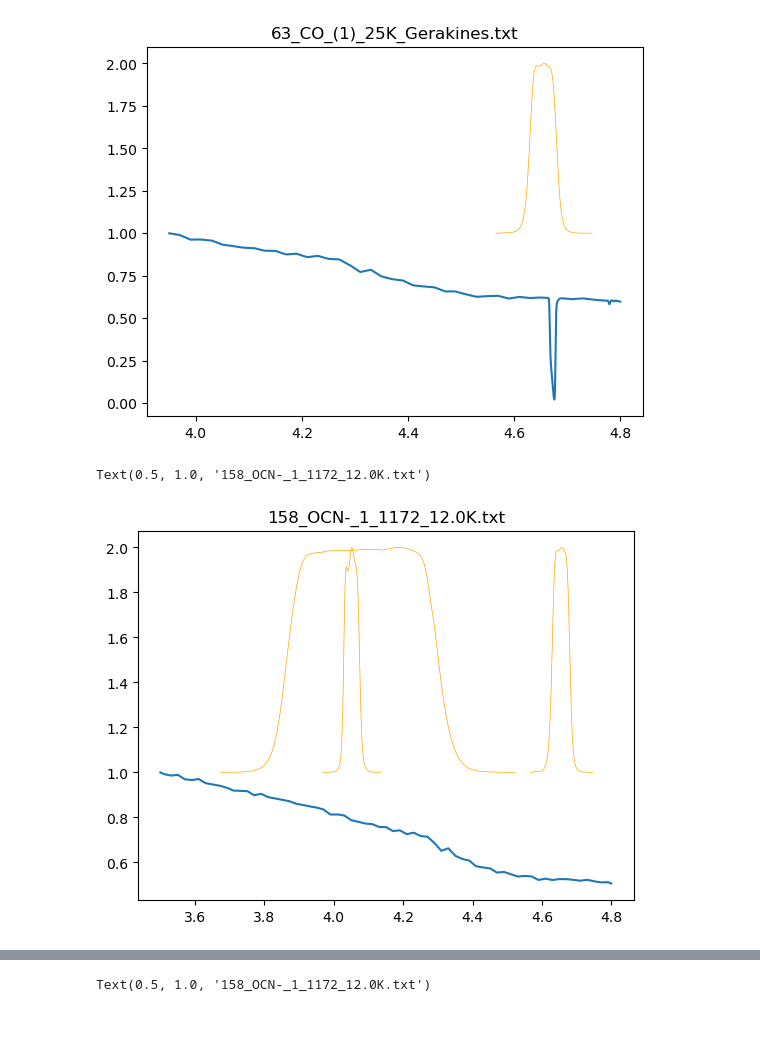
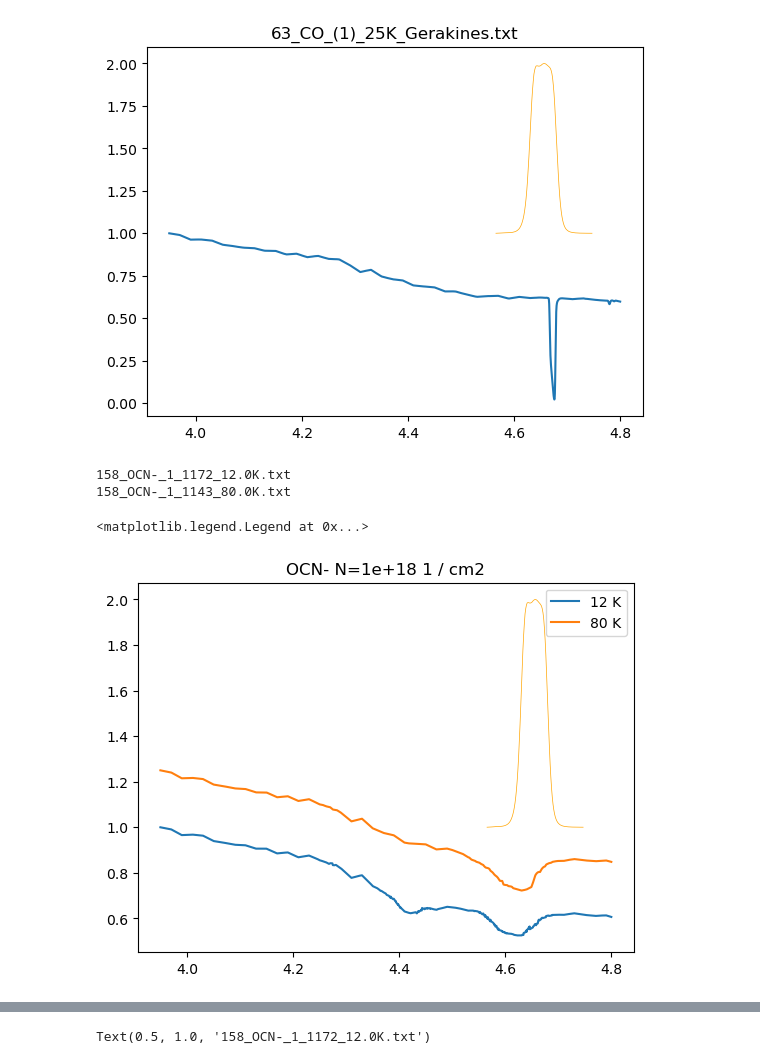
Before and after one commit to SpacialTree/lactea-filament, a Jupyter notebook: lactea-filament/notebooks/filament_other_ices.ipynb, the cells around one changed output, grey strips where cells are left out. Saved outputs shown, nothing was run; the diff lists cells and outputs as text; code cells hidden in the pictures; blank space fills up the shorter version.

```diff
--- a/lactea-filament/notebooks/filament_other_ices.ipynb
+++ b/lactea-filament/notebooks/filament_other_ices.ipynb
@@ -100,46 +140,65 @@ plt.title(consts_file)
 # %% [output]
 Text(0.5, 1.0, '63_CO_(1)_25K_Gerakines.txt')
 [figure]
+# %%
+lis = co_map.list_consts_files('OCN', verbose=True)
+# %% [output]
+158_OCN-_1_1172_12.0K.txt
+158_OCN-_1_1143_80.0K.txt
 # %%
+N_OCN = 1e18*u.cm**-2
+
 consts_file = '158_OCN-_1_1172_12.0K.txt' #lis[0].split('/')[-1] #'22_HCN (1)_95K_Dello.txt'
 
 filterid = 'JWST/NIRCam.F466N'
 xarr = np.linspace(filter_data.loc[filterid]['WavelengthMin'] * u.AA,
                    filter_data.loc[filterid]['WavelengthMax'] * u.AA,
                    1000)
-xarr = np.linspace(3.5*u.um, 4.8*u.um, 5000)
+xarr = np.linspace(3.95*u.um, 4.8*u.um, 5000)
 phx4000 = atmo_model(4000, xarr=xarr)
 #consts = read_ocdb_file(f'{optical_constants_cache_dir}/{consts_file}')
 consts = Table.read(f'{optical_constants_cache_dir}/{consts_file}', format='ascii')
 consts.rename_column('col1', 'Wavenumber (cm⁻¹)_1')
 consts['Wavelength'] = 1e4 / consts['Wavenumber (cm⁻¹)_1'] * u.um
 consts.rename_column('col2', 'k')
 consts.meta['density'] = 1.0 * u.g / u.cm**3
 molwt = composition_to_molweight('OCN')*u.Da
 
-aspec = absorbed_spectrum(10**16.5*u.cm**-2, consts, spectrum=phx4000['fnu'], xarr=xarr, molecular_weight=molwt)
-plt.plot(xarr.to(u.um), aspec / aspec.max())
+aspec = absorbed_spectrum(N_OCN, consts, spectrum=phx4000['fnu'], xarr=xarr, molecular_weight=molwt)
+plt.plot(xarr.to(u.um), aspec / aspec.max(), label='12 K')
+
+consts_file = '158_OCN-_1_1143_80.0K.txt'
+consts = Table.read(f'{optical_constants_cache_dir}/{consts_file}', format='ascii')
+consts.rename_column('col1', 'Wavenumber (cm⁻¹)_1')
+consts['Wavelength'] = 1e4 / consts['Wavenumber (cm⁻¹)_1'] * u.um
+consts.rename_column('col2', 'k')
+consts.meta['density'] = 1.0 * u.g / u.cm**3
+molwt = composition_to_molweight('OCN')*u.Da
+
+aspec = absorbed_spectrum(N_OCN, consts, spectrum=phx4000['fnu'], xarr=xarr, molecular_weight=molwt)
+plt.plot(xarr.to(u.um), aspec / aspec.max() + 0.25, label='80 K')
 
 trans = SvoFps.get_transmission_data(filterid)
 plt.plot(trans['Wavelength'].quantity.to(u.um),
         trans['Transmission'].value/trans['Transmission'].value.max() + 1,
         linewidth=0.5,
         color='orange')
 
-filterid = 'JWST/NIRCam.F410M'
-trans = SvoFps.get_transmission_data(filterid)
-plt.plot(trans['Wavelength'].quantity.to(u.um),
-        trans['Transmission'].value/trans['Transmission'].value.max() + 1,
-        linewidth=0.5,
-        color='orange')
-
-filterid = 'JWST/NIRCam.F405N'
-trans = SvoFps.get_transmission_data(filterid)
-plt.plot(trans['Wavelength'].quantity.to(u.um),
-        trans['Transmission'].value/trans['Transmission'].value.max() + 1,
-        linewidth=0.5,
-        color='orange')
-plt.title(consts_file)
+#filterid = 'JWST/NIRCam.F410M'
+#trans = SvoFps.get_transmission_data(filterid)
+#plt.plot(trans['Wavelength'].quantity.to(u.um),
+#        trans['Transmission'].value/trans['Transmission'].value.max() + 1,
+#        linewidth=0.5,
+#        color='orange')
+#
+#filterid = 'JWST/NIRCam.F405N'
+#trans = SvoFps.get_transmission_data(filterid)
+#plt.plot(trans['Wavelength'].quantity.to(u.um),
+#        trans['Transmission'].value/trans['Transmission'].value.max() + 1,
+#        linewidth=0.5,
+#        color='orange')
+plt.title(f'OCN- N={N_OCN}')
+plt.legend()
 # %% [output]
-Text(0.5, 1.0, '158_OCN-_1_1172_12.0K.txt')
+<matplotlib.legend.Legend at 0x...>
-[figure, old version]
+[figure, new version]
```
Also changed, not shown: parts of 4 cells of this notebook.
